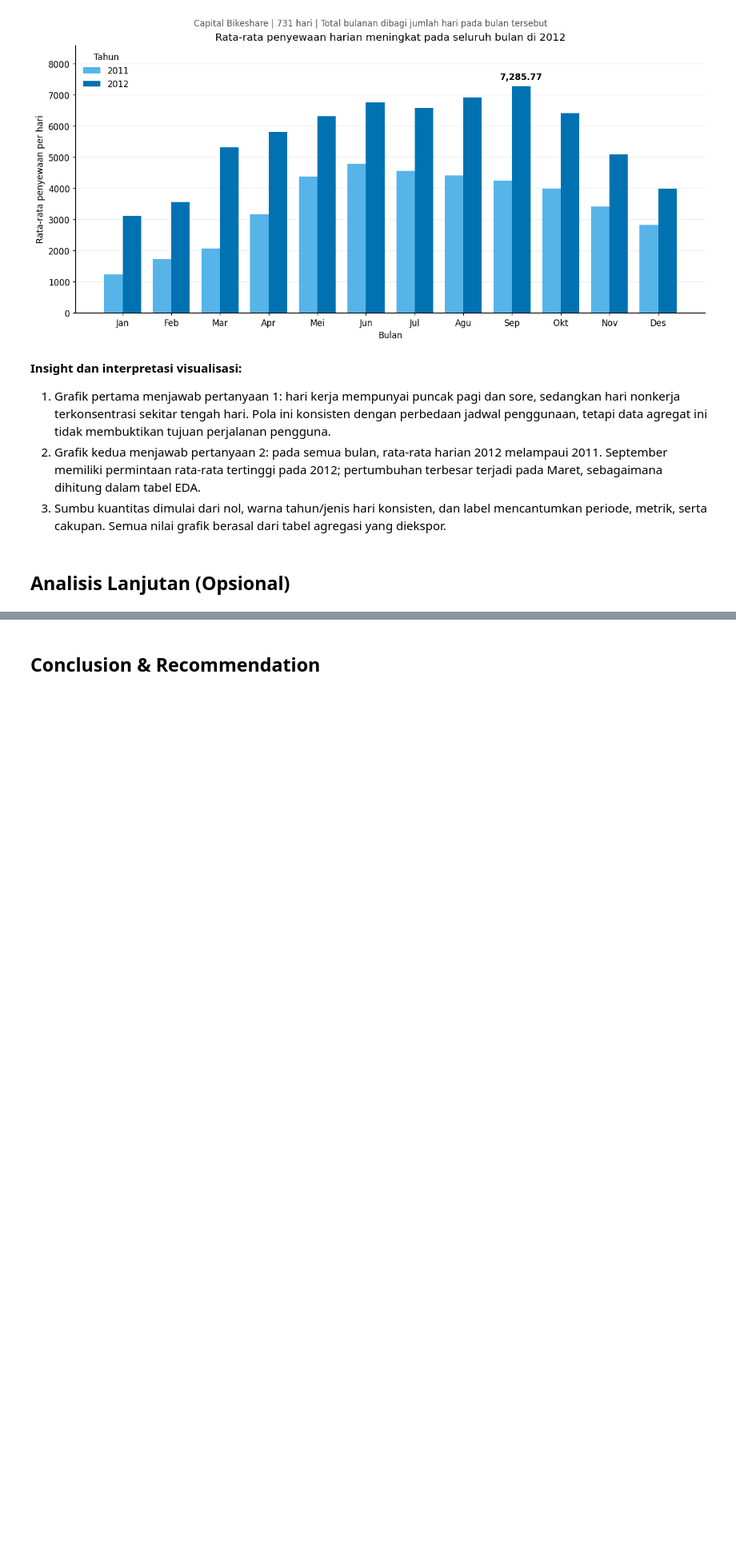
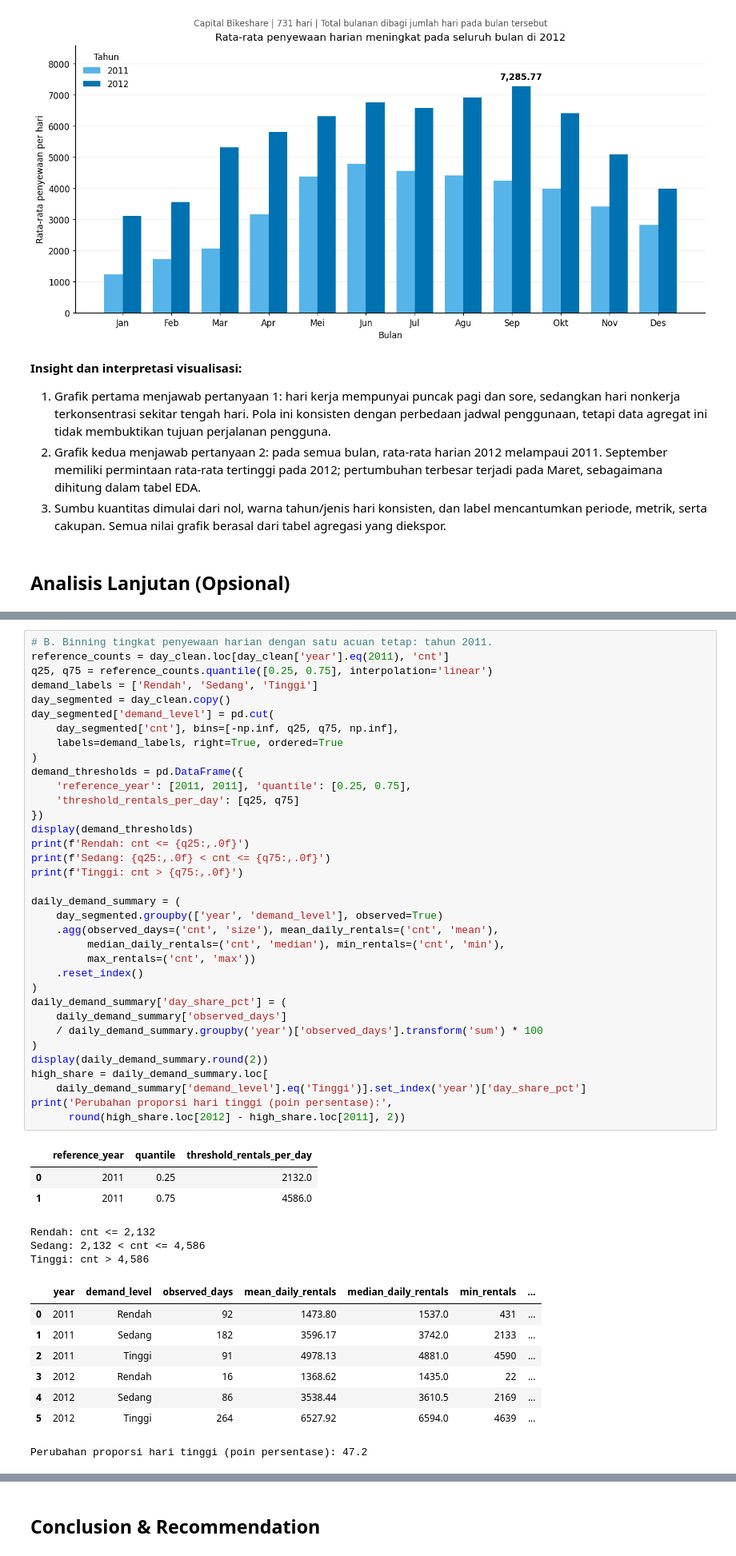
Before and after one commit to tatavvaka/Bike-Sharing-Analysis, a Jupyter notebook: notebook.ipynb, the cells around one changed output, grey strips where cells are left out. Shown at 80% size. Drawn from its saved outputs; the diff is of its cells as text; blank space fills up the shorter version.

```diff
--- a/notebook.ipynb
+++ b/notebook.ipynb
@@ -537,0 +639,50 @@ Analisis lanjutan dijadwalkan pada tahap 6. Untuk dataset ini dapat digunakan pe
+# %%
+# B. Binning tingkat penyewaan harian dengan satu acuan tetap: tahun 2011.
+reference_counts = day_clean.loc[day_clean['year'].eq(2011), 'cnt']
+q25, q75 = reference_counts.quantile([0.25, 0.75], interpolation='linear')
+demand_labels = ['Rendah', 'Sedang', 'Tinggi']
+day_segmented = day_clean.copy()
+day_segmented['demand_level'] = pd.cut(
+    day_segmented['cnt'], bins=[-np.inf, q25, q75, np.inf],
+    labels=demand_labels, right=True, ordered=True
+)
+demand_thresholds = pd.DataFrame({
+    'reference_year': [2011, 2011], 'quantile': [0.25, 0.75],
+    'threshold_rentals_per_day': [q25, q75]
+})
+display(demand_thresholds)
+print(f'Rendah: cnt <= {q25:,.0f}')
+print(f'Sedang: {q25:,.0f} < cnt <= {q75:,.0f}')
+print(f'Tinggi: cnt > {q75:,.0f}')
+
+daily_demand_summary = (
+    day_segmented.groupby(['year', 'demand_level'], observed=True)
+    .agg(observed_days=('cnt', 'size'), mean_daily_rentals=('cnt', 'mean'),
+         median_daily_rentals=('cnt', 'median'), min_rentals=('cnt', 'min'),
+         max_rentals=('cnt', 'max'))
+    .reset_index()
+)
+daily_demand_summary['day_share_pct'] = (
+    daily_demand_summary['observed_days']
+    / daily_demand_summary.groupby('year')['observed_days'].transform('sum') * 100
+)
+display(daily_demand_summary.round(2))
+high_share = daily_demand_summary.loc[
+    daily_demand_summary['demand_level'].eq('Tinggi')].set_index('year')['day_share_pct']
+print('Perubahan proporsi hari tinggi (poin persentase):',
+      round(high_share.loc[2012] - high_share.loc[2011], 2))
+# %% [output]
+|  | reference_year | quantile | threshold_rentals_per_day |
+| 0 | 2011 | 0.25 | 2132.0 |
+| 1 | 2011 | 0.75 | 4586.0 |
+Rendah: cnt <= 2,132
+Sedang: 2,132 < cnt <= 4,586
+Tinggi: cnt > 4,586
+|  | year | demand_level | observed_days | mean_daily_rentals | median_daily_rentals | min_rentals | ... |
+| 0 | 2011 | Rendah | 92 | 1473.80 | 1537.0 | 431 | ... |
+| 1 | 2011 | Sedang | 182 | 3596.17 | 3742.0 | 2133 | ... |
+| 2 | 2011 | Tinggi | 91 | 4978.13 | 4881.0 | 4590 | ... |
+| 3 | 2012 | Rendah | 16 | 1368.62 | 1435.0 | 22 | ... |
+| 4 | 2012 | Sedang | 86 | 3538.44 | 3610.5 | 2169 | ... |
+| 5 | 2012 | Tinggi | 264 | 6527.92 | 6594.0 | 4639 | ... |
+Perubahan proporsi hari tinggi (poin persentase): 47.2
```
Also changed, not shown: parts of 11 cells of this notebook, 12 other files.
